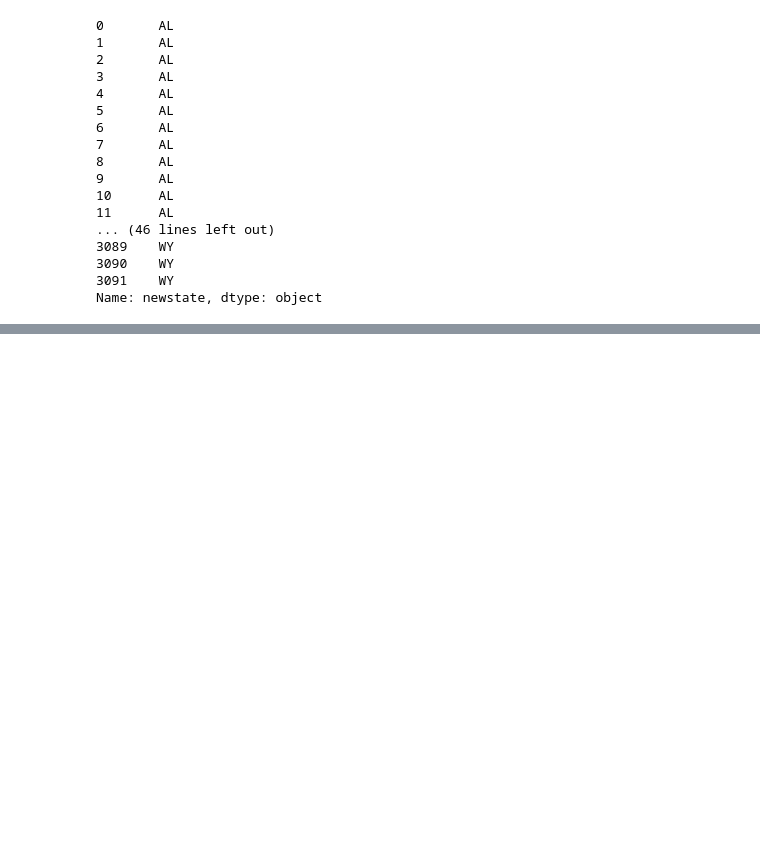
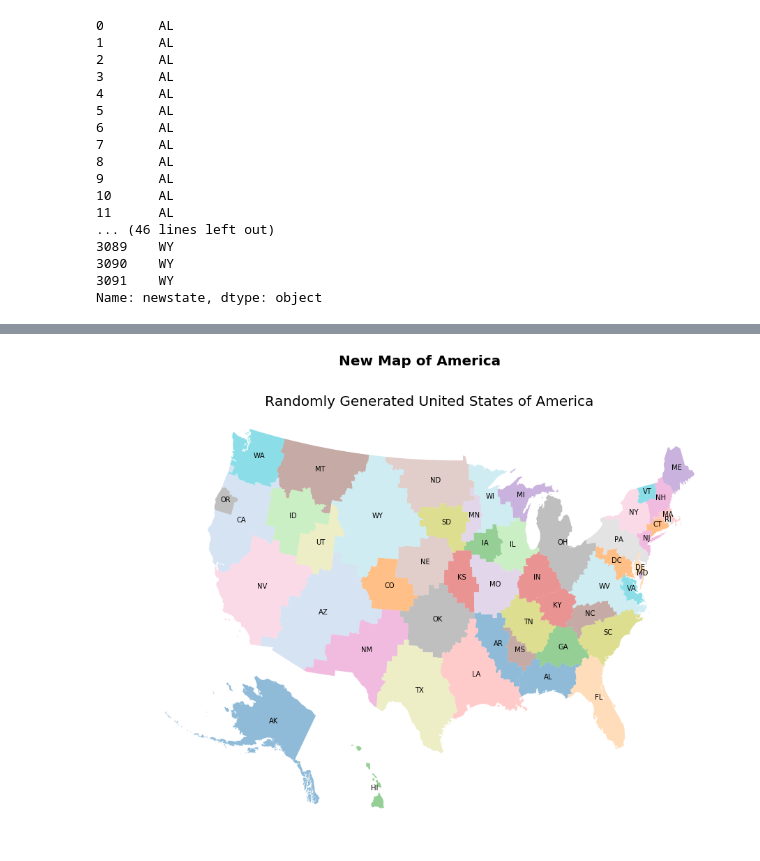
Before and after one commit to jwilber/Randomized_Election, a Jupyter notebook: code/Initial_Exploration.ipynb, the cells around one changed output, grey strips where cells are left out. Drawn from its saved outputs; the diff is of its cells as text; code cells hidden in the pictures; blank space fills up the shorter version.

Commit message:
Finished randomization and added eda

```diff
--- a/code/Initial_Exploration.ipynb
+++ b/code/Initial_Exploration.ipynb
@@ -123,0 +243,41 @@ plot_polygons(ax=ax, geoms=election.geometry, linewidth=.01, values=election.gop
+# %%
+def randomize_election():
+    # now make some 'seed' counties
+    state_ids = set(election.state)
+    seeds = []
+    for s in state_ids: # for each state                  -> add county to that state
+        this_state = [n[0] for n in G.nodes(data=True) if n[1]['state'] == s]
+        seeds.append(random.choice(this_state))
+    node_shortest_paths = {n: (1000, -1, "XX") for n in G.nodes()}
+
+    # for the islands, initialize so that the values won't be overwritten
+    for x in neighbors.islands:
+        node_shortest_paths[x] = (0, 0, election.loc[x].state)
+
+    # Determine shortest paths to all nodes from the seed counties
+    distances_from_seeds = [nx.single_source_shortest_path_length(G, n) for n in seeds]
+
+    # Now iterate
+    for (seed, distances, state_id) in zip(seeds, distances_from_seeds, state_ids):
+        for target, d in distances.items():     #(0,46), (1,43), (2,48), ...
+            if d < node_shortest_paths[target][0]:   # find closest county to each county
+                node_shortest_paths[target] = (d, seed, state_id)   # update so (shortest_distance, seed, )
+
+    nearest_states = [node_shortest_paths[i][2] for i in node_shortest_paths]
+    election.newstate = nearest_states
+    states = make_states(election, st='newstate')
+    return states
+
+
+
+
+def plot_single_new_states(states):
+    fig, ax = plt.subplots(figsize=(15,11))
+    for p, t in zip(states.geometry, states.newstate):
+        # set up text
+        ax.annotate(xy=(p.centroid.x-40000, p.centroid.y), s=t)
+        # plot states
+        ax.set_title("Randomly Generated United States of America", fontsize=20)
+        fig.suptitle('New Map of America', fontsize=20, fontweight='bold')
+        ax.axis('off')
+    states.plot(ax=ax, column='newstate', cmap="Vega20", linewidth=0)
@@ -123,0 +510,4 @@ plot_polygons(ax=ax, geoms=election.geometry, linewidth=.01, values=election.gop
+# %%
+plot_single_new_states(newdf)
+# %% [output]
+[figure, added]
```
Also changed, not shown: parts of 55 cells of this notebook.
